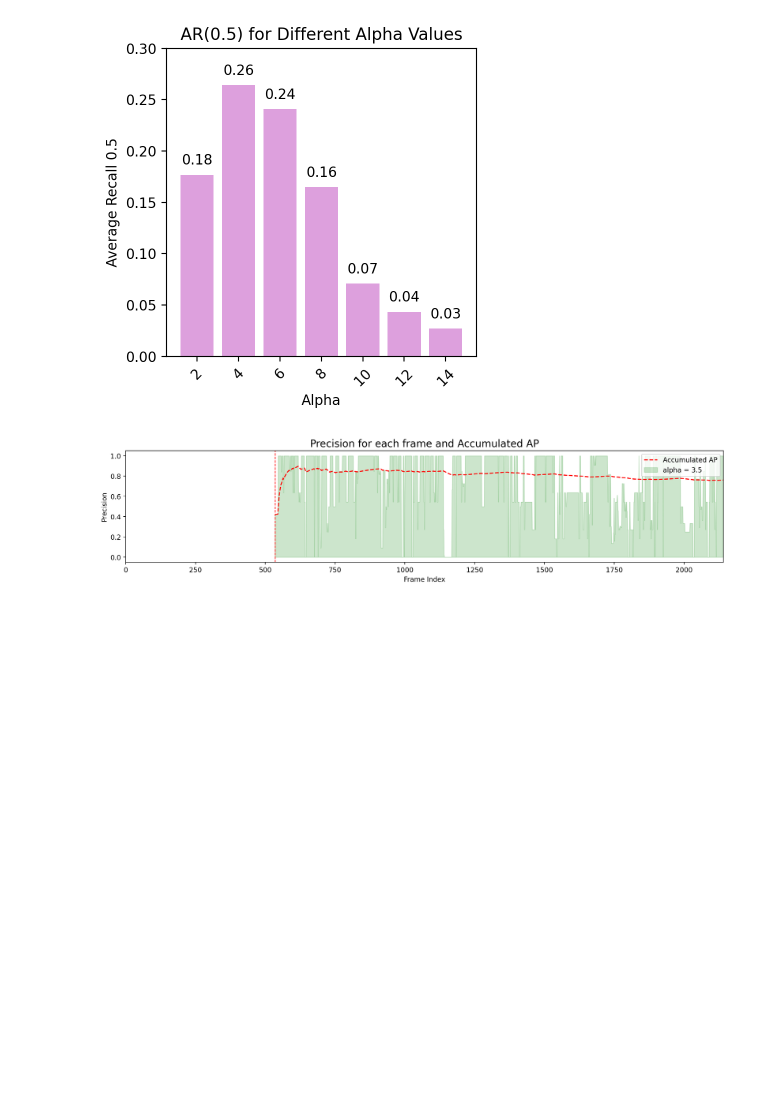
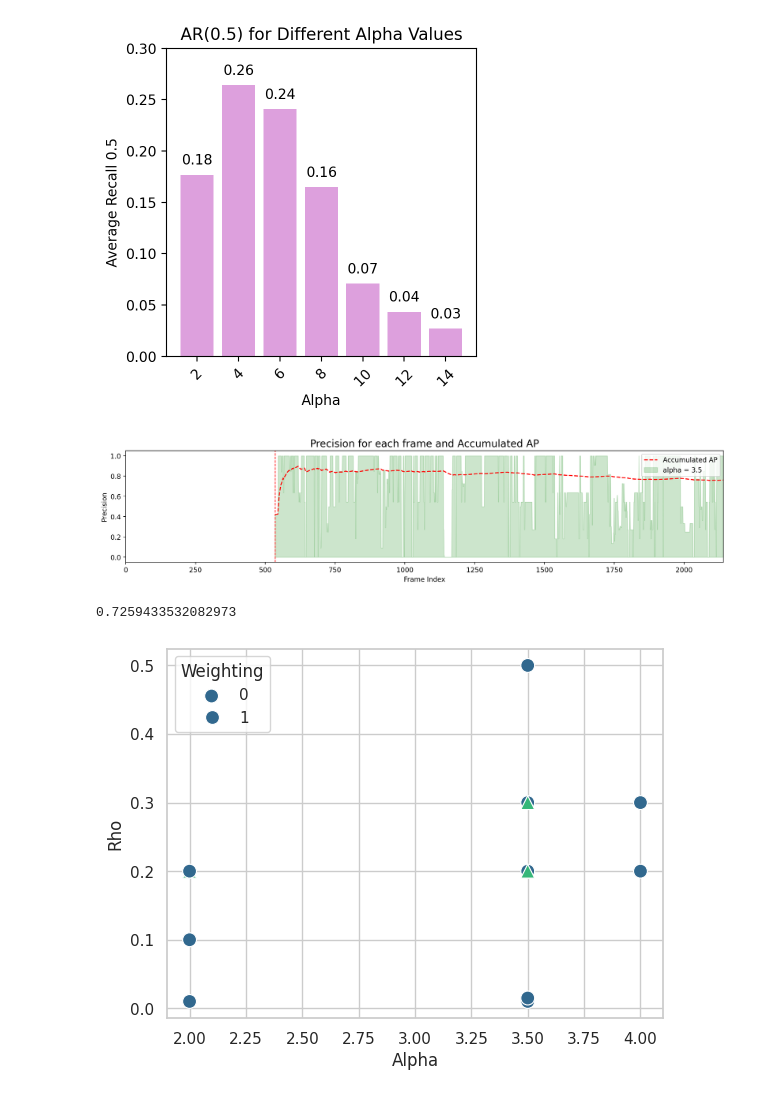
Before and after one commit to inakiLakunza/Video-Analysis-MCV-M6, a Jupyter notebook: task2/plots.ipynb, the cells around one changed output. Drawn from its saved outputs; the diff is of its cells as text; code cells hidden in the pictures; blank space fills up the shorter version.

```diff
--- a/task2/plots.ipynb
+++ b/task2/plots.ipynb
@@ -156,3 +156,40 @@ plt.xlim(0, total_frames)
 plt.show()
 # %% [output]
 [figure]
+# %%
+import pickle
+import numpy as np
+filename = '../images/results/results_0.2_4_ap.pkl'
+with open(filename, 'rb') as file:
+    precision_list_00135 = pickle.load(file)
+
+print(np.mean(precision_list_00135))
+#cumulative_00135 = [sum(precision_list_00135[:i+1])/len(precision_list_00135[:i+1]) for i in range(len(precision_list_00135))]
+# %% [output]
+0.7259433532082973
+# %%
+import matplotlib.pyplot as plt
+import seaborn as sns
+import pandas as pd
+
+# Datos de ejemplo (coordenadas x, y, z y clase)
+alphas = [2, 2, 2, 2, 2, 3.5, 3.5, 3.5, 3.5, 3.5, 3.5, 3.5, 4, 4]
+rhos = [0.01, 0.1, 0.1, 0.2, 0.2, 0.01, 0.2, 0.3, 0.5, 0.015, 0.2, 0.3, 0.2, 0.3]
+ap = [0.37, 0.24, 0.28, 0.56, 0.8, 0.33, 0.8, 0.76, 0.68, 0.5, 0.76, 0.74, 0.73, 0.77]
+weighting = [0, 0, 0, 1, 0, 0, 0, 0, 0, 0, 1, 1, 0, 0]
+
+# Crear un DataFrame con los datos
+data = pd.DataFrame({'Alpha': alphas, 'Rho': rhos, 'AP': ap, 'Weighting': weighting})
+
+# Configurar el estilo de seaborn
+sns.set(style="whitegrid")
+
+# Crear el scatter plot
+sns.scatterplot(x='Alpha', y='Rho', hue='Weighting', style='Weighting', data=data, markers=['o', '^'], palette='viridis', s=100)
+
+# Ajustar leyenda
+plt.legend(title='Weighting', loc='upper left', labels=['0', '1'])
+
+plt.show()
+# %% [output]
+[figure, added]
```
Also changed, not shown: parts of 2 cells of this notebook, 2 other files.
